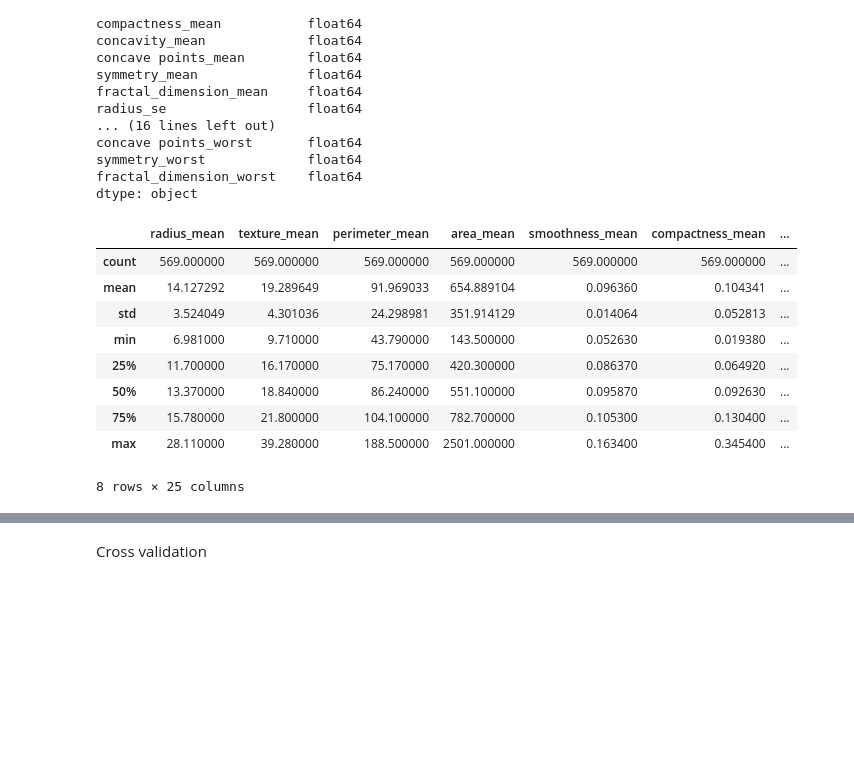
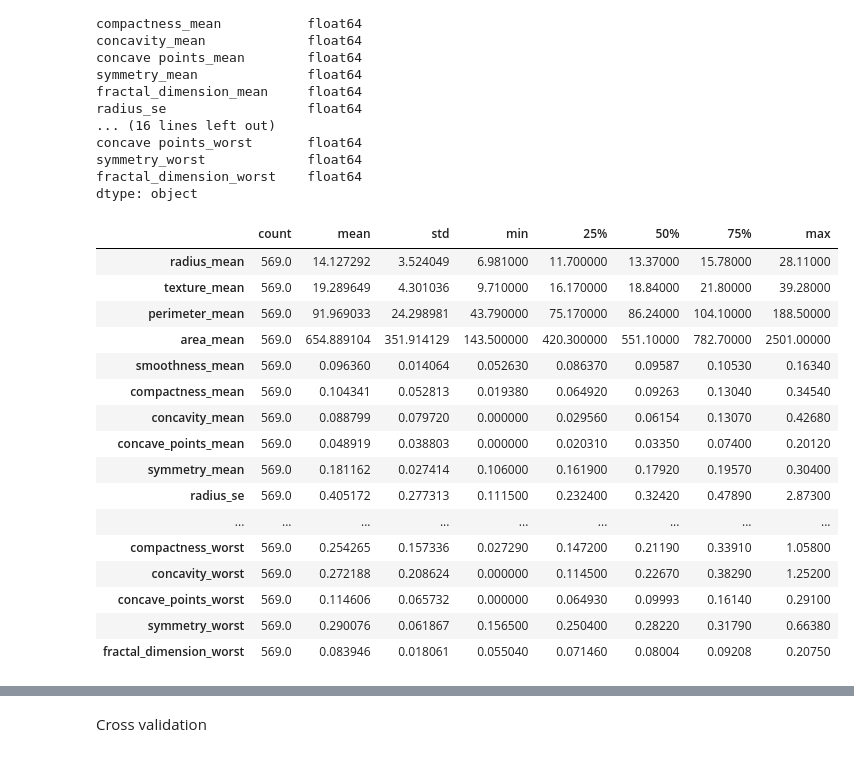
Before and after one commit to nandan-06/Breast-Cancer-Detection, a Jupyter notebook: breastCancerDetection.ipynb, the cells around one changed output, grey strips where cells are left out. Cells and saved outputs as stored; diff of their text form; code cells hidden in the pictures; blank space fills up the shorter version.

```diff
--- a/breastCancerDetection.ipynb
+++ b/breastCancerDetection.ipynb
@@ -141,15 +141,22 @@ mean = ['radius_mean','texture_mean','perimeter_mean','area_mean','smoothness_me
 se = ['radius_se','perimeter_se','area_se','compactness_se','concavity_se','concave_points_se']
 worst = ['radius_worst','texture_worst','perimeter_worst','area_worst','smoothness_worst','compactness_worst','concavity_worst','concave_points_worst','symmetry_worst','fractal_dimension_worst']
 # %%
-df[mean+se+worst].describe()
+df[mean+se+worst].describe().T
 # %% [output]
-|  | radius_mean | texture_mean | perimeter_mean | area_mean | smoothness_mean | compactness_mean | ... |
-| count | 569.000000 | 569.000000 | 569.000000 | 569.000000 | 569.000000 | 569.000000 | ... |
-| mean | 14.127292 | 19.289649 | 91.969033 | 654.889104 | 0.096360 | 0.104341 | ... |
-| std | 3.524049 | 4.301036 | 24.298981 | 351.914129 | 0.014064 | 0.052813 | ... |
-| min | 6.981000 | 9.710000 | 43.790000 | 143.500000 | 0.052630 | 0.019380 | ... |
-| 25% | 11.700000 | 16.170000 | 75.170000 | 420.300000 | 0.086370 | 0.064920 | ... |
-| 50% | 13.370000 | 18.840000 | 86.240000 | 551.100000 | 0.095870 | 0.092630 | ... |
-| 75% | 15.780000 | 21.800000 | 104.100000 | 782.700000 | 0.105300 | 0.130400 | ... |
-| max | 28.110000 | 39.280000 | 188.500000 | 2501.000000 | 0.163400 | 0.345400 | ... |
+|  | count | mean | std | min | 25% | 50% | 75% | max |
+| radius_mean | 569.0 | 14.127292 | 3.524049 | 6.981000 | 11.700000 | 13.37000 | 15.78000 | 28.11000 |
+| texture_mean | 569.0 | 19.289649 | 4.301036 | 9.710000 | 16.170000 | 18.84000 | 21.80000 | 39.28000 |
+| perimeter_mean | 569.0 | 91.969033 | 24.298981 | 43.790000 | 75.170000 | 86.24000 | 104.10000 | 188.50000 |
+| area_mean | 569.0 | 654.889104 | 351.914129 | 143.500000 | 420.300000 | 551.10000 | 782.70000 | 2501.00000 |
+| smoothness_mean | 569.0 | 0.096360 | 0.014064 | 0.052630 | 0.086370 | 0.09587 | 0.10530 | 0.16340 |
+| compactness_mean | 569.0 | 0.104341 | 0.052813 | 0.019380 | 0.064920 | 0.09263 | 0.13040 | 0.34540 |
+| concavity_mean | 569.0 | 0.088799 | 0.079720 | 0.000000 | 0.029560 | 0.06154 | 0.13070 | 0.42680 |
+| concave_points_mean | 569.0 | 0.048919 | 0.038803 | 0.000000 | 0.020310 | 0.03350 | 0.07400 | 0.20120 |
+| symmetry_mean | 569.0 | 0.181162 | 0.027414 | 0.106000 | 0.161900 | 0.17920 | 0.19570 | 0.30400 |
+| radius_se | 569.0 | 0.405172 | 0.277313 | 0.111500 | 0.232400 | 0.32420 | 0.47890 | 2.87300 |
+| ... | ... | ... | ... | ... | ... | ... | ... | ... |
+| compactness_worst | 569.0 | 0.254265 | 0.157336 | 0.027290 | 0.147200 | 0.21190 | 0.33910 | 1.05800 |
+| concavity_worst | 569.0 | 0.272188 | 0.208624 | 0.000000 | 0.114500 | 0.22670 | 0.38290 | 1.25200 |
+| concave_points_worst | 569.0 | 0.114606 | 0.065732 | 0.000000 | 0.064930 | 0.09993 | 0.16140 | 0.29100 |
+| symmetry_worst | 569.0 | 0.290076 | 0.061867 | 0.156500 | 0.250400 | 0.28220 | 0.31790 | 0.66380 |
+| fractal_dimension_worst | 569.0 | 0.083946 | 0.018061 | 0.055040 | 0.071460 | 0.08004 | 0.09208 | 0.20750 |
-8 rows × 25 columns
```
Also changed, not shown: parts of 21 cells of this notebook.
